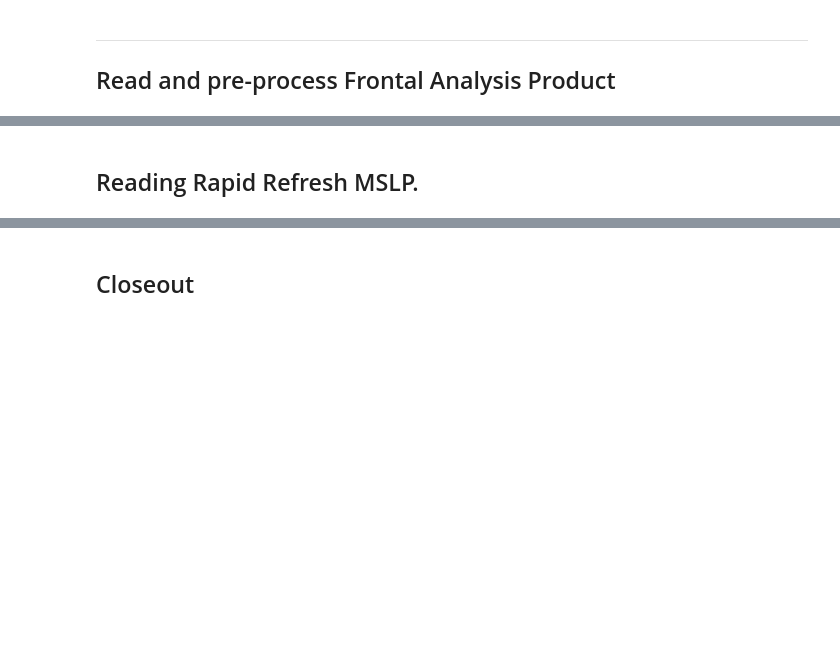
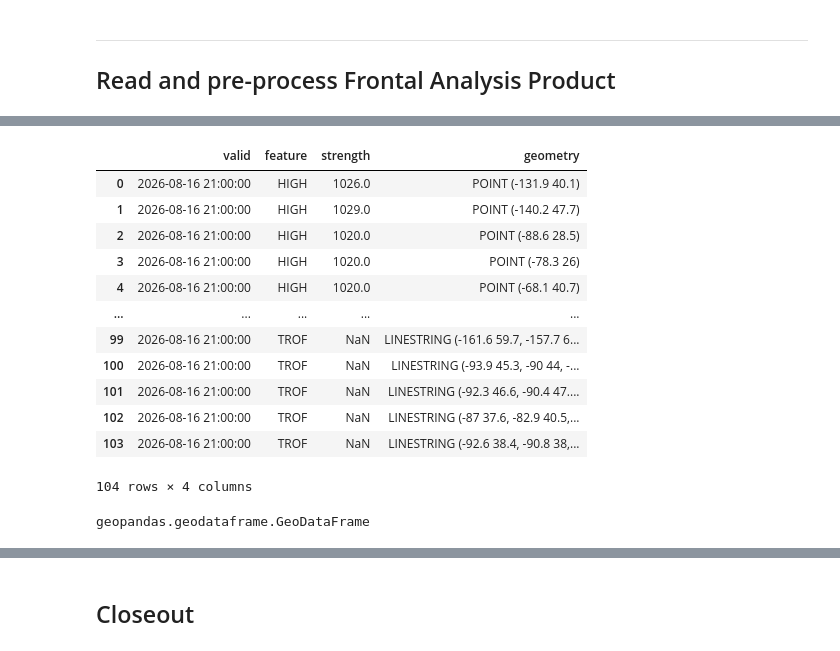
Before and after one commit to wjcapehart/SD_Mines_Map_Wall, a Jupyter notebook: Surface_Analysis_front_fix.ipynb, the cells around one changed output, grey strips where cells are left out. Saved outputs shown, nothing was run; the diff lists cells and outputs as text; code cells hidden in the pictures; blank space fills up the shorter version.

```diff
--- a/Surface_Analysis_front_fix.ipynb
+++ b/Surface_Analysis_front_fix.ipynb
@@ -234,4 +253,9 @@ local_time  = time_fronts.astimezone(pytz.timezone(tz))
 
 print("Time for Fronts: ",time_fronts, local_time)
 
+fronts_df = gpd.GeoDataFrame(fronts_df,
+                             geometry='geometry',
+                             crs="EPSG:4326")
+
 fronts_df
+# %% [output]
@@ -238,2 +265,17 @@ fronts_df
+|  | valid | feature | strength | geometry |
+| 0 | 2026-08-16 21:00:00 | HIGH | 1026.0 | POINT (-131.9 40.1) |
+| 1 | 2026-08-16 21:00:00 | HIGH | 1029.0 | POINT (-140.2 47.7) |
+| 2 | 2026-08-16 21:00:00 | HIGH | 1020.0 | POINT (-88.6 28.5) |
+| 3 | 2026-08-16 21:00:00 | HIGH | 1020.0 | POINT (-78.3 26) |
+| 4 | 2026-08-16 21:00:00 | HIGH | 1020.0 | POINT (-68.1 40.7) |
+| ... | ... | ... | ... | ... |
+| 99 | 2026-08-16 21:00:00 | TROF | NaN | LINESTRING (-161.6 59.7, -157.7 6... |
+| 100 | 2026-08-16 21:00:00 | TROF | NaN | LINESTRING (-93.9 45.3, -90 44, -... |
+| 101 | 2026-08-16 21:00:00 | TROF | NaN | LINESTRING (-92.3 46.6, -90.4 47.... |
+| 102 | 2026-08-16 21:00:00 | TROF | NaN | LINESTRING (-87 37.6, -82.9 40.5,... |
+| 103 | 2026-08-16 21:00:00 | TROF | NaN | LINESTRING (-92.6 38.4, -90.8 38,... |
+104 rows × 4 columns
-# %% [markdown]
-## Reading Rapid Refresh MSLP.
+# %%
+type(fronts_df)
+# %% [output]
+geopandas.geodataframe.GeoDataFrame
```
Also changed, not shown: parts of 8 cells of this notebook, 2 other files.
